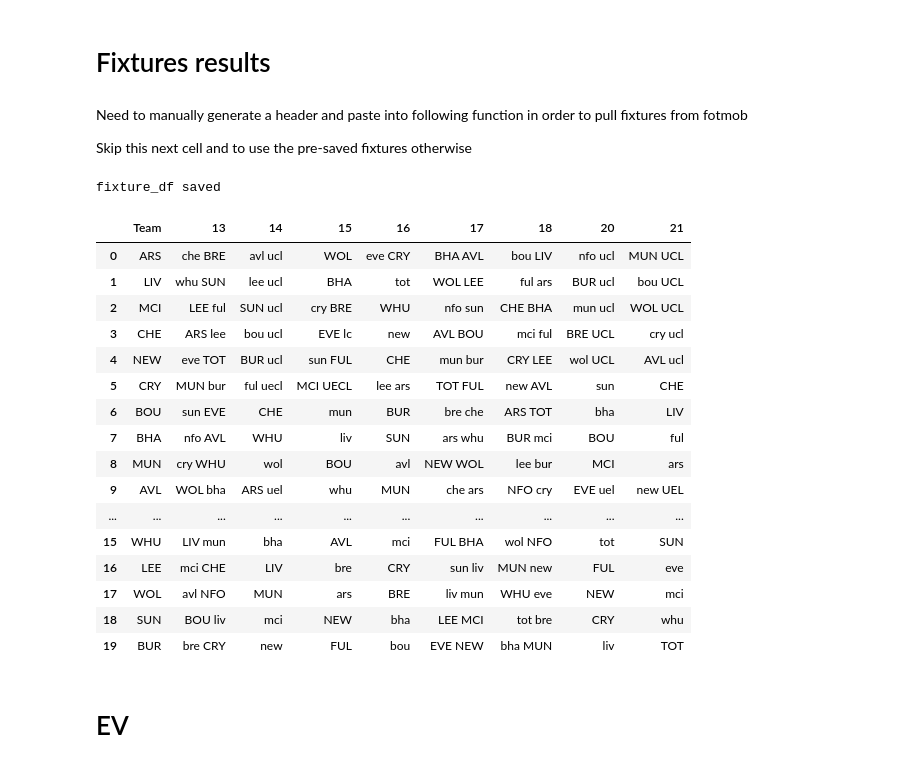
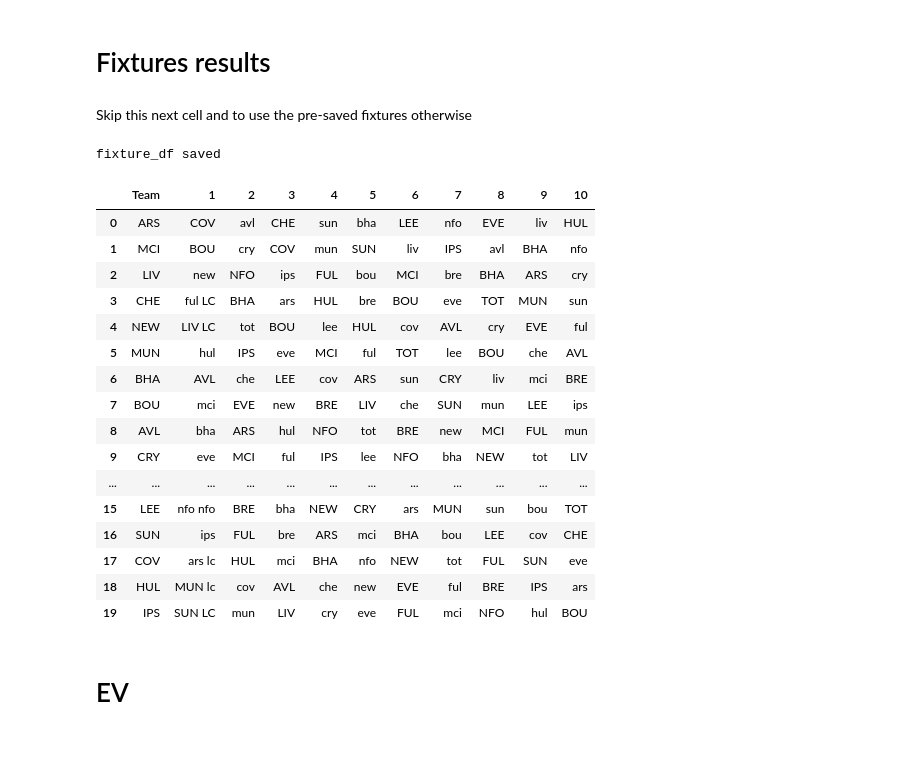
Before and after one commit to karljayb/multi_ff_opt, a Jupyter notebook: run/run.ipynb, the cells around one changed output. Saved outputs shown, nothing was run; the diff lists cells and outputs as text; code cells hidden in the pictures.

Commit message:
Season 2026/2027 update
Added priors, SDT api, fixtures, fotmob x-mas fix

TFF still needs new API and price change API needs to be fixed.

```diff
--- a/run/run.ipynb
+++ b/run/run.ipynb
@@ -415,7 +450,5 @@ def show_formatted_ticker(exclude_past_games=True, last_date=None, format='fpl',
 # %% [markdown]
 # Fixtures results
 # %% [markdown]
-Need to manually generate a header and paste into following function in order to pull fixtures from fotmob
-
 Skip this next cell and to use the pre-saved fixtures otherwise
 # %%
@@ -425,25 +456,25 @@ get_fix(custom_fixtures=True, format='FPL', convert_time=True,
 # %% [output]
 fixture_df saved
 # %%
-show_formatted_ticker(last_date=23, format='sdt', fresh_pull=False)
+show_formatted_ticker(last_date=10, format='sdt', fresh_pull=False)
 # %% [output]
-|  | Team | 13 | 14 | 15 | 16 | 17 | 18 | 20 | 21 |
-| 0 | ARS | che BRE | avl ucl | WOL | eve CRY | BHA AVL | bou LIV | nfo ucl | MUN UCL |
-| 1 | LIV | whu SUN | lee ucl | BHA | tot | WOL LEE | ful ars | BUR ucl | bou UCL |
-| 2 | MCI | LEE ful | SUN ucl | cry BRE | WHU | nfo sun | CHE BHA | mun ucl | WOL UCL |
-| 3 | CHE | ARS lee | bou ucl | EVE lc | new | AVL BOU | mci ful | BRE UCL | cry ucl |
-| 4 | NEW | eve TOT | BUR ucl | sun FUL | CHE | mun bur | CRY LEE | wol UCL | AVL ucl |
-| 5 | CRY | MUN bur | ful uecl | MCI UECL | lee ars | TOT FUL | new AVL | sun | CHE |
-| 6 | BOU | sun EVE | CHE | mun | BUR | bre che | ARS TOT | bha | LIV |
-| 7 | BHA | nfo AVL | WHU | liv | SUN | ars whu | BUR mci | BOU | ful |
-| 8 | MUN | cry WHU | wol | BOU | avl | NEW WOL | lee bur | MCI | ars |
-| 9 | AVL | WOL bha | ARS uel | whu | MUN | che ars | NFO cry | EVE uel | new UEL |
-| ... | ... | ... | ... | ... | ... | ... | ... | ... | ... |
-| 15 | WHU | LIV mun | bha | AVL | mci | FUL BHA | wol NFO | tot | SUN |
-| 16 | LEE | mci CHE | LIV | bre | CRY | sun liv | MUN new | FUL | eve |
-| 17 | WOL | avl NFO | MUN | ars | BRE | liv mun | WHU eve | NEW | mci |
-| 18 | SUN | BOU liv | mci | NEW | bha | LEE MCI | tot bre | CRY | whu |
-| 19 | BUR | bre CRY | new | FUL | bou | EVE NEW | bha MUN | liv | TOT |
+|  | Team | 1 | 2 | 3 | 4 | 5 | 6 | 7 | 8 | 9 | 10 |
+| 0 | ARS | COV | avl | CHE | sun | bha | LEE | nfo | EVE | liv | HUL |
+| 1 | MCI | BOU | cry | COV | mun | SUN | liv | IPS | avl | BHA | nfo |
+| 2 | LIV | new | NFO | ips | FUL | bou | MCI | bre | BHA | ARS | cry |
+| 3 | CHE | ful LC | BHA | ars | HUL | bre | BOU | eve | TOT | MUN | sun |
+| 4 | NEW | LIV LC | tot | BOU | lee | HUL | cov | AVL | cry | EVE | ful |
+| 5 | MUN | hul | IPS | eve | MCI | ful | TOT | lee | BOU | che | AVL |
+| 6 | BHA | AVL | che | LEE | cov | ARS | sun | CRY | liv | mci | BRE |
+| 7 | BOU | mci | EVE | new | BRE | LIV | che | SUN | mun | LEE | ips |
+| 8 | AVL | bha | ARS | hul | NFO | tot | BRE | new | MCI | FUL | mun |
+| 9 | CRY | eve | MCI | ful | IPS | lee | NFO | bha | NEW | tot | LIV |
+| ... | ... | ... | ... | ... | ... | ... | ... | ... | ... | ... | ... |
+| 15 | LEE | nfo nfo | BRE | bha | NEW | CRY | ars | MUN | sun | bou | TOT |
+| 16 | SUN | ips | FUL | bre | ARS | mci | BHA | bou | LEE | cov | CHE |
+| 17 | COV | ars lc | HUL | mci | BHA | nfo | NEW | tot | FUL | SUN | eve |
+| 18 | HUL | MUN lc | cov | AVL | che | new | EVE | ful | BRE | IPS | ars |
+| 19 | IPS | SUN LC | mun | LIV | cry | eve | FUL | mci | NFO | hul | BOU |
 # %% [markdown]
 # EV
 # %%
```
Also changed, not shown: parts of 9 cells of this notebook, 12 other files.
